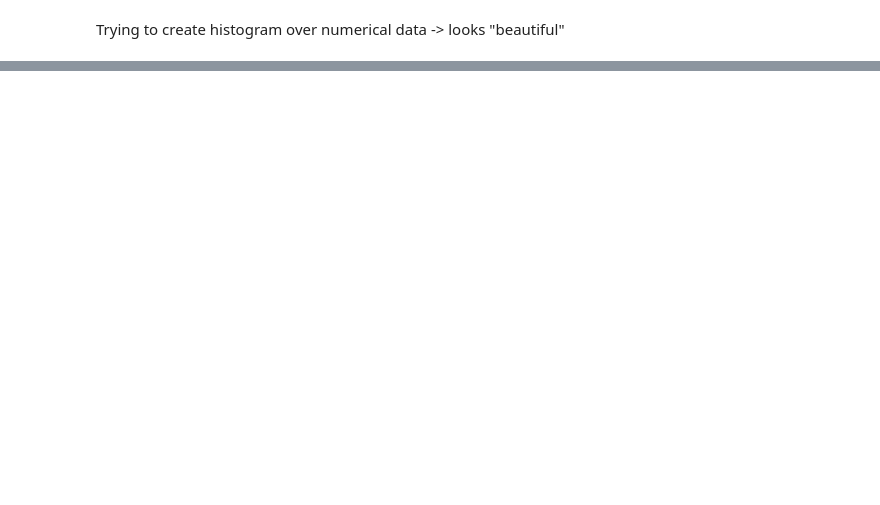
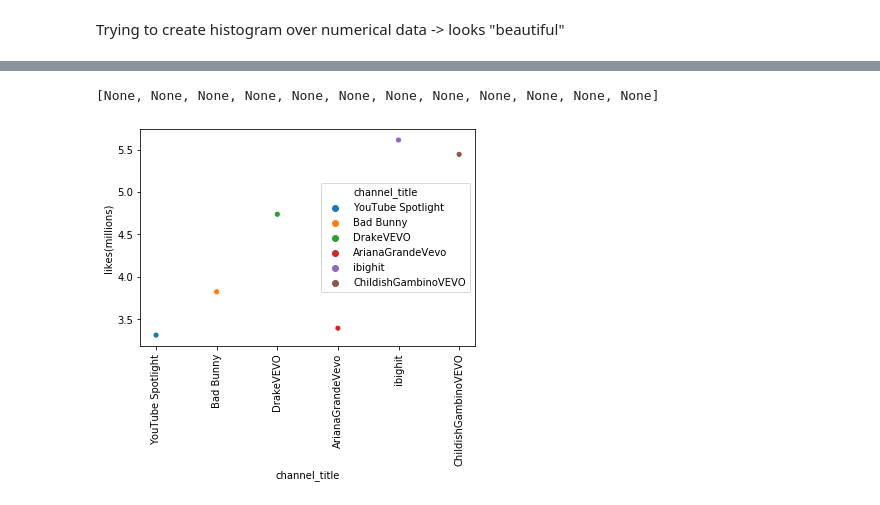
Before and after one commit to Gozefena/My_youtube_Capstone1, a Jupyter notebook: My_youtube_Capstone1.ipynb, the cells around one changed output, grey strips where cells are left out. Drawn from its saved outputs; the diff is of its cells as text; code cells hidden in the pictures; blank space fills up the shorter version.

```diff
--- a/My_youtube_Capstone1.ipynb
+++ b/My_youtube_Capstone1.ipynb
@@ -237,0 +272,3 @@ for column in df_num.columns:
+# %%
+df_truncated['likes(millions)'] = df_truncated['likes']/1000000
+df_truncated.head()
@@ -237,0 +288,6 @@ for column in df_num.columns:
+# %%
+g = sns.scatterplot(x = 'channel_title', y = 'likes(millions)', data = df_truncated, hue='channel_title')
+plt.setp(g.get_xticklabels(),rotation=90)
+# %% [output]
+[None, None, None, None, None, None, None, None, None, None, None, None]
+[figure, added]
```
Also changed, not shown: parts of 9 cells of this notebook.
